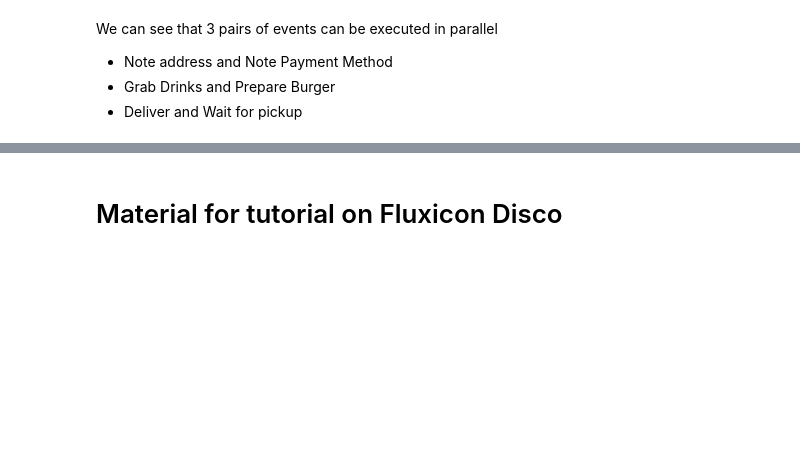
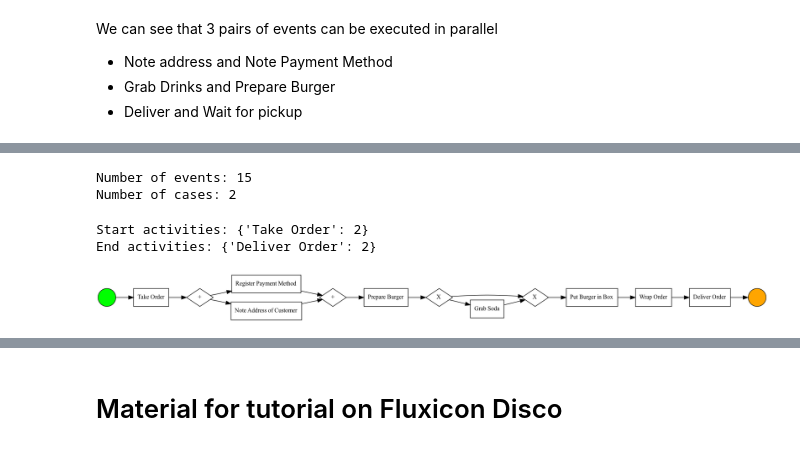
Before and after one commit to EMbeDS-education/StatsAndComputing20212022, a Jupyter notebook: PDA/jupyter/jupyterNotebooks/M2_03ProcessMining.ipynb, the cells around one changed output, grey strips where cells are left out. Saved outputs shown, nothing was run; the diff lists cells and outputs as text; code cells hidden in the pictures; blank space fills up the shorter version.

```diff
--- a/PDA/jupyter/jupyterNotebooks/M2_03ProcessMining.ipynb
+++ b/PDA/jupyter/jupyterNotebooks/M2_03ProcessMining.ipynb
@@ -208,0 +223,32 @@ display(img)
+# %%
+file_path="burgers.csv"
+event_log = pd.read_csv(file_path, sep=',')
+#file_path="running-example.csv"
+#event_log = pd.read_csv(file_path, sep=';')
+#event_log
+num_events = len(event_log)
+num_cases = len(event_log.case_id.unique())
+print("Number of events: {}\nNumber of cases: {}".format(num_events, num_cases))
+# %% [output]
+Number of events: 15
+Number of cases: 2
+# %%
+event_log = pm4py.format_dataframe(event_log, case_id='case_id', activity_key='activity', timestamp_key='timestamp')
+start_activities = pm4py.get_start_activities(event_log)
+end_activities = pm4py.get_end_activities(event_log)
+print("Start activities: {}\nEnd activities: {}".format(start_activities, end_activities))
+# %% [output]
+Start activities: {'Take Order': 2}
+End activities: {'Deliver Order': 2}
+# %%
+process_tree = pm4py.discover_process_tree_inductive(event_log)
+#print(process_tree)
+
+#from pm4py.visualization.process_tree import visualizer as pt_visualizer
+#gviz = pt_visualizer.apply(process_tree, parameters={pt_visualizer.Variants.WO_DECORATION.value.Parameters.FORMAT: "png"})
+#pt_visualizer.view(gviz)
+# %%
+bpmn_model = pm4py.convert_to_bpmn(process_tree)
+pm4py.view_bpmn(bpmn_model)
+# %% [output]
+[figure, added]
```
Also changed, not shown: parts of 8 cells of this notebook, 4 other files.
